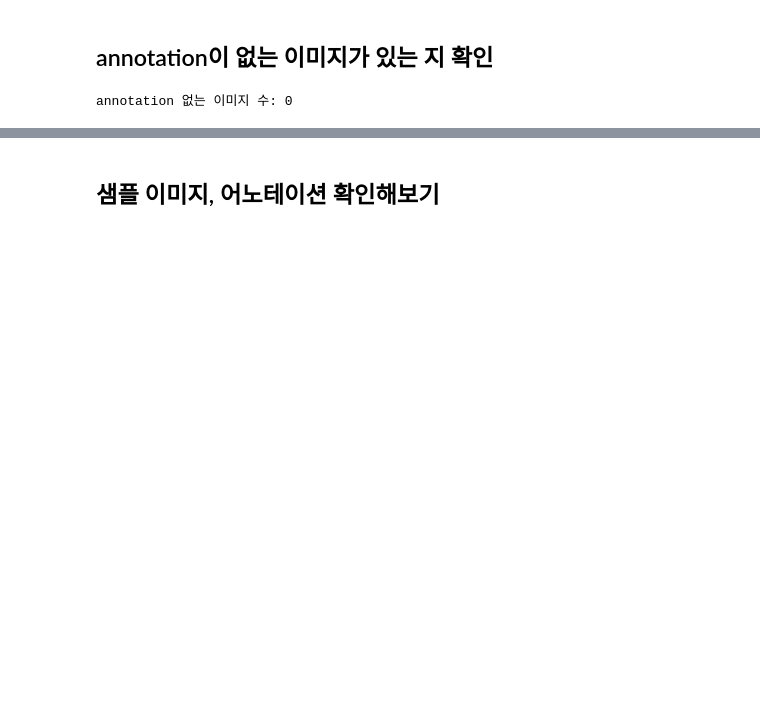
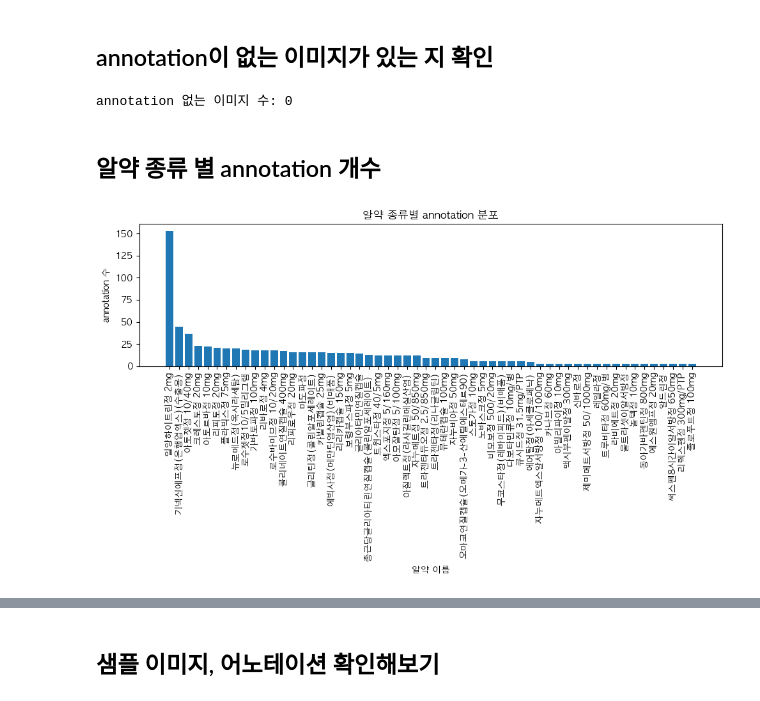
Before and after one commit to yulesn/pill-detection-ai, a Jupyter notebook: notebooks/20260910_yoojung_eda.ipynb, the cells around one changed output, grey strips where cells are left out. Saved outputs shown, nothing was run; the diff lists cells and outputs as text; code cells hidden in the pictures; blank space fills up the shorter version.

```diff
--- a/notebooks/20260910_yoojung_eda.ipynb
+++ b/notebooks/20260910_yoojung_eda.ipynb
@@ -119,3 +145,18 @@ for img_file in train_image_files:
 print(f"annotation 없는 이미지 수: {len(no_annotation_images)}")
 # %% [output]
 annotation 없는 이미지 수: 0
+# %% [markdown]
+## 알약 종류 별 annotation 개수
+# %%
+ann_df["category_name"].value_counts()
+
+plt.figure(figsize=(10, 6))
+plt.bar(ann_df["category_name"].value_counts().index, ann_df["category_name"].value_counts().values)
+plt.xlabel("알약 이름")
+plt.ylabel("annotation 수")
+plt.title("알약 종류별 annotation 분포")
+plt.xticks(rotation=90)
+plt.tight_layout()
+plt.show()
+# %% [output]
+[figure, added]
```
Also changed, not shown: parts of 17 cells of this notebook.
